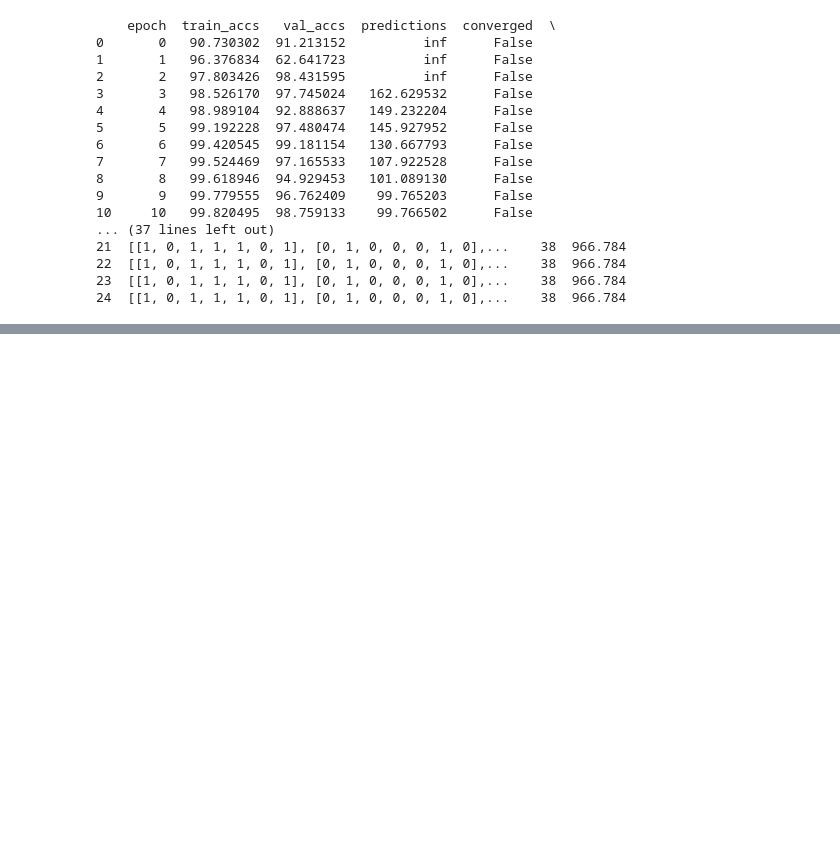
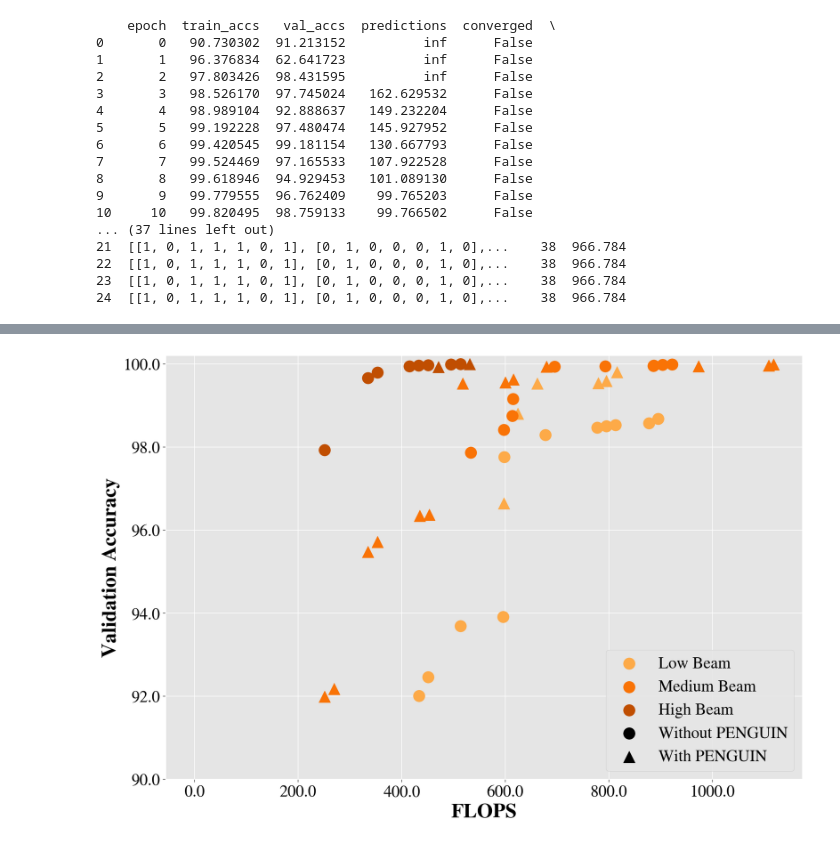
Before and after one commit to TauferLab/Reproducibility_A4NN_ICPP23, a Jupyter notebook: paper_analysis.ipynb, the cells around one changed output, grey strips where cells are left out. Saved outputs shown, nothing was run; the diff lists cells and outputs as text; code cells hidden in the pictures; blank space fills up the shorter version.

```diff
--- a/paper_analysis.ipynb
+++ b/paper_analysis.ipynb
@@ -678,0 +651,52 @@ plt.show()
+# %%
+# 1 GPU - With and Without PENGUIN
+fig, ax = plt.subplots(layout='constrained', figsize=figsize, dpi=160)
+
+plt.xlabel('FLOPS', color='black', font=lfont)
+plt.ylabel('Validation Accuracy', color='black', font=lfont)
+plt.ylim(90, 100.2)
+
+colors = ["xkcd:light orange", "xkcd:orange", "xkcd:burnt orange"]
+markers = ["o", "^"]
+size=200
+
+low, medium, high = (df['beam'] == "Low"), (df['beam'] == "Medium"), (df['beam'] == "High")
+gpu1, gpu4 = (df['gpus'] == 1), (df['gpus'] == 4)
+no_stop, stop = (df['stop'] == False), (df['stop'] == True)
+
+low_acc = df.loc[low & gpu1 & no_stop]['final_acc'].to_numpy()
+low_flops = df.loc[low & gpu1 & no_stop]['flops'].to_numpy()
+
+low_peng_acc = df.loc[low & gpu1 & stop]['final_acc'].to_numpy()
+low_peng_flops = df.loc[low & gpu1 & stop]['flops'].to_numpy()
+
+med_acc = df.loc[medium & gpu1 & no_stop]['final_acc'].to_numpy()
+med_flops = df.loc[medium & gpu1 & no_stop]['flops'].to_numpy()
+
+med_peng_acc = df.loc[medium & gpu1 & stop]['final_acc'].to_numpy()
+med_peng_flops = df.loc[medium & gpu1 & stop]['flops'].to_numpy()
+
+high_acc = df.loc[high & gpu1 & no_stop]['final_acc'].to_numpy()
+high_flops = df.loc[high & gpu1 & no_stop]['flops'].to_numpy()
+
+high_peng_acc = df.loc[high & gpu1 & stop]['final_acc'].to_numpy()
+high_peng_flops = df.loc[high & gpu1 & stop]['flops'].to_numpy()
+
+l1 = ax.scatter(low_flops, low_acc, marker= "o" , s=size, color=colors[0], label= "Low Beam" )
+l2 = ax.scatter(low_peng_flops, low_peng_acc,  s=size, marker= "^" , color=colors[0])
+l3 = ax.scatter(med_flops, med_acc, marker= "o" , s=size, color=colors[1], label= "Medium Beam" )
+l4 = ax.scatter(med_peng_flops, med_peng_acc, s=size, marker= "^" , color=colors[1])
+l5 = ax.scatter(high_flops, high_acc, s=size, marker= "o" , color=colors[2], label= "High Beam" )
+l6 = ax.scatter(high_peng_flops, high_peng_acc, s=size, marker= "^" , color=colors[2])
+l7 = ax.scatter([0], [0], s=size, marker='o', color= "black" , label= "Without PENGUIN" )
+l8 = ax.scatter([0], [0], s=size, marker='^', color= "black" , label= "With PENGUIN" )
+
+ax.set_xticklabels(ax.get_xticks(), color= "black" , font=tick_font)
+ax.set_yticklabels(ax.get_yticks(), color= "black" , font=tick_font)
+ax.legend(handles=[l1, l3, l5, l7, l8], loc= "lower right" , prop=tick_font)
+
+ax.set_xticklabels(ax.get_xticks(), color= "black" , font=tick_font)
+ax.set_yticklabels(ax.get_yticks(), color= "black" , font=tick_font)
+plt.savefig('figures/gpu4_pareto.png')
+# %% [output]
+[figure, added]
```
Also changed, not shown: parts of 4 cells of this notebook, 4 other files.
